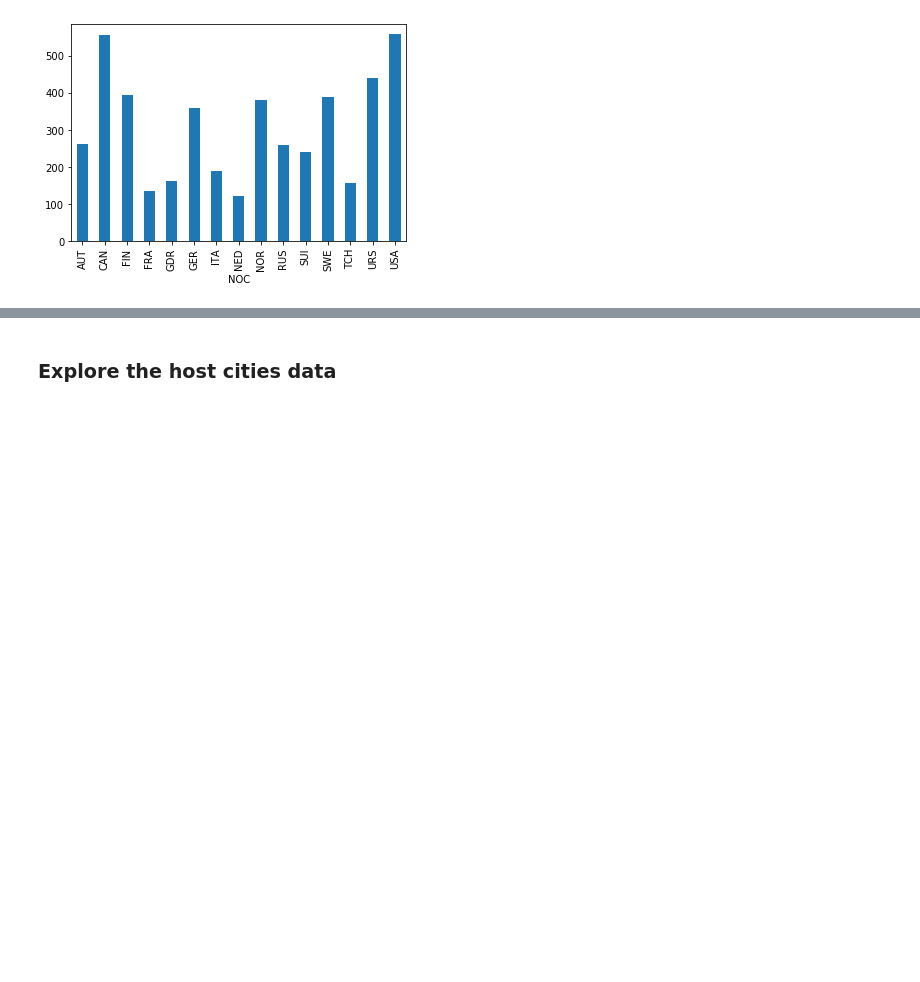
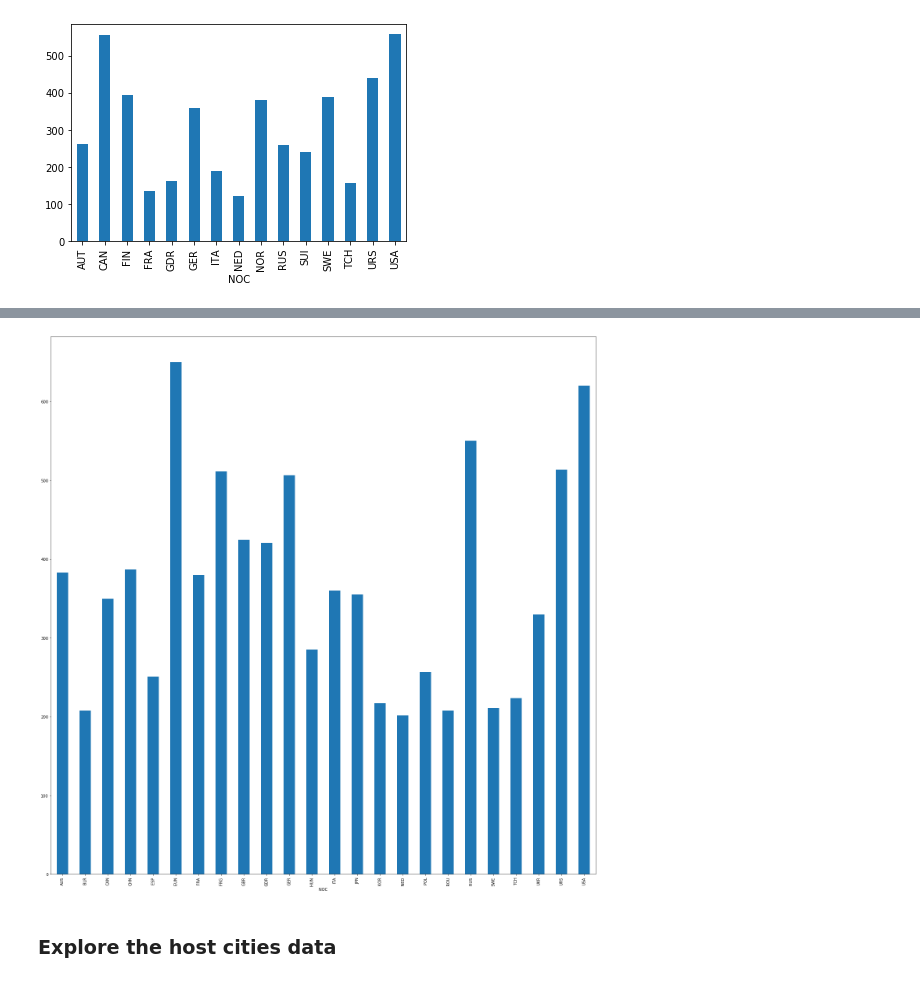
Before and after one commit to tysorensen/project1-group1, a Jupyter notebook: olympic_data_exploration_tdh.ipynb, the cells around one changed output, grey strips where cells are left out. Saved outputs shown, nothing was run; the diff lists cells and outputs as text; code cells hidden in the pictures; blank space fills up the shorter version.

```diff
--- a/olympic_data_exploration_tdh.ipynb
+++ b/olympic_data_exploration_tdh.ipynb
@@ -123,3 +123,8 @@ high_medals_winter.plot(kind="bar")
 # %% [output]
 <matplotlib.axes._subplots.AxesSubplot at 0x...>
 [figure]
+# %%
+# Find the mean size of each summer games team fielded by a country post war.
+summer_post_war_athlete_count = summer_post_war_df.groupby(["NOC", "Year"]).count()
+summer_mean_team_size = summer_post_war_athlete_count["ID"].mean(level=0)
+summer_mean_team_size.head()
@@ -126,3 +139,12 @@ high_medals_winter.plot(kind="bar")
+# %%
+# Make a simple bar chart of mean team size for large teams.
+plt.figure(figsize = (20, 20))
+summer_mean_team_size[summer_mean_team_size > 200].plot(kind="bar")
+plt.tight_layout()
+plt.savefig("resources/team_size.png")
+plt.show()
+# %% [output]
+[figure, added]
 # %% [markdown]
 ### Explore the host cities data
 # %%
```
Also changed, not shown: parts of 1 cell of this notebook, 3 other files.
